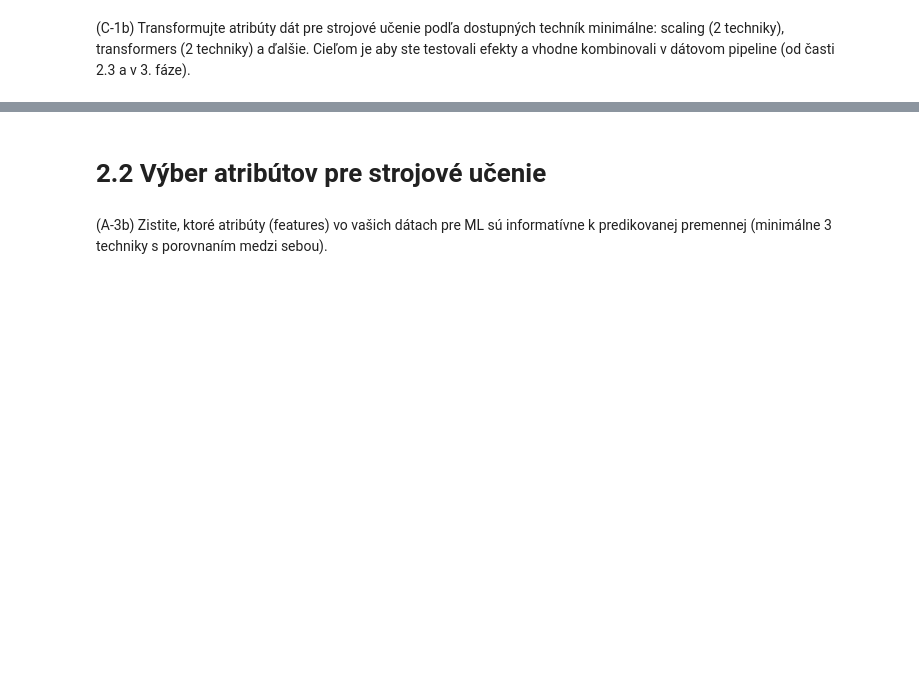
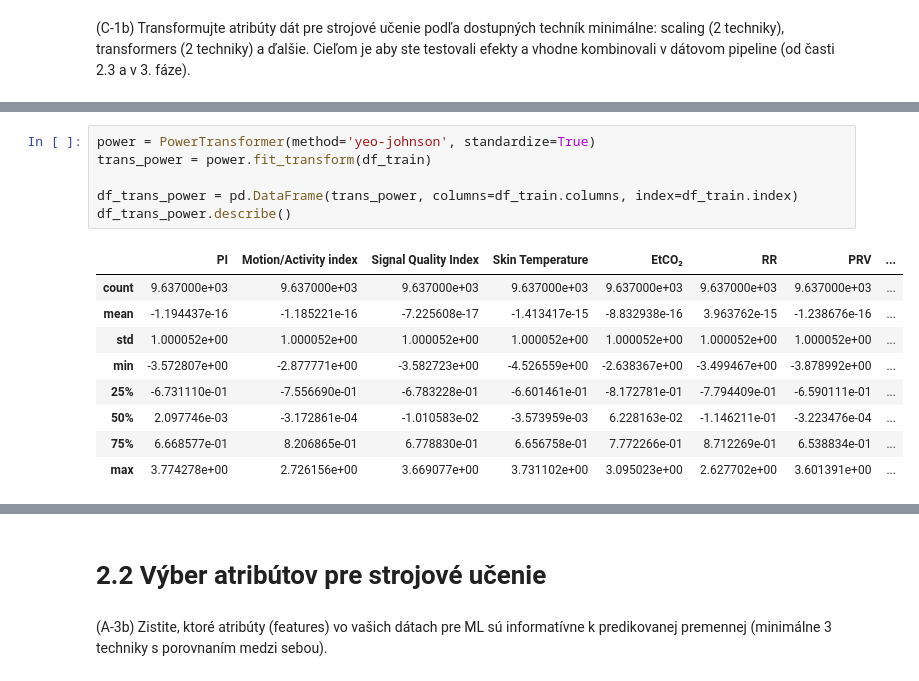
Before and after one commit to johannatilesova/IAU-project, a Jupyter notebook: phase2_TilesovaPecenka.ipynb, the cells around one changed output, grey strips where cells are left out. Drawn from its saved outputs; the diff is of its cells as text; blank space fills up the shorter version.

```diff
--- a/phase2_TilesovaPecenka.ipynb
+++ b/phase2_TilesovaPecenka.ipynb
@@ -10,0 +163,16 @@
+# %%
+power = PowerTransformer(method='yeo-johnson', standardize=True)
+trans_power = power.fit_transform(df_train)
+
+df_trans_power = pd.DataFrame(trans_power, columns=df_train.columns, index=df_train.index)
+df_trans_power.describe()
+# %% [output]
+|  | PI | Motion/Activity index | Signal Quality Index | Skin Temperature | EtCO₂ | RR | PRV | ... |
+| count | 9.637000e+03 | 9.637000e+03 | 9.637000e+03 | 9.637000e+03 | 9.637000e+03 | 9.637000e+03 | 9.637000e+03 | ... |
+| mean | -1.194437e-16 | -1.185221e-16 | -7.225608e-17 | -1.413417e-15 | -8.832938e-16 | 3.963762e-15 | -1.238676e-16 | ... |
+| std | 1.000052e+00 | 1.000052e+00 | 1.000052e+00 | 1.000052e+00 | 1.000052e+00 | 1.000052e+00 | 1.000052e+00 | ... |
+| min | -3.572807e+00 | -2.877771e+00 | -3.582723e+00 | -4.526559e+00 | -2.638367e+00 | -3.499467e+00 | -3.878992e+00 | ... |
+| 25% | -6.731110e-01 | -7.556690e-01 | -6.783228e-01 | -6.601461e-01 | -8.172781e-01 | -7.794409e-01 | -6.590111e-01 | ... |
+| 50% | 2.097746e-03 | -3.172861e-04 | -1.010583e-02 | -3.573959e-03 | 6.228163e-02 | -1.146211e-01 | -3.223476e-04 | ... |
+| 75% | 6.668577e-01 | 8.206865e-01 | 6.778830e-01 | 6.656758e-01 | 7.772266e-01 | 8.712269e-01 | 6.538834e-01 | ... |
+| max | 3.774278e+00 | 2.726156e+00 | 3.669077e+00 | 3.731102e+00 | 3.095023e+00 | 2.627702e+00 | 3.601391e+00 | ... |
```
Also changed, not shown: parts of 13 cells of this notebook, 1 other file.
